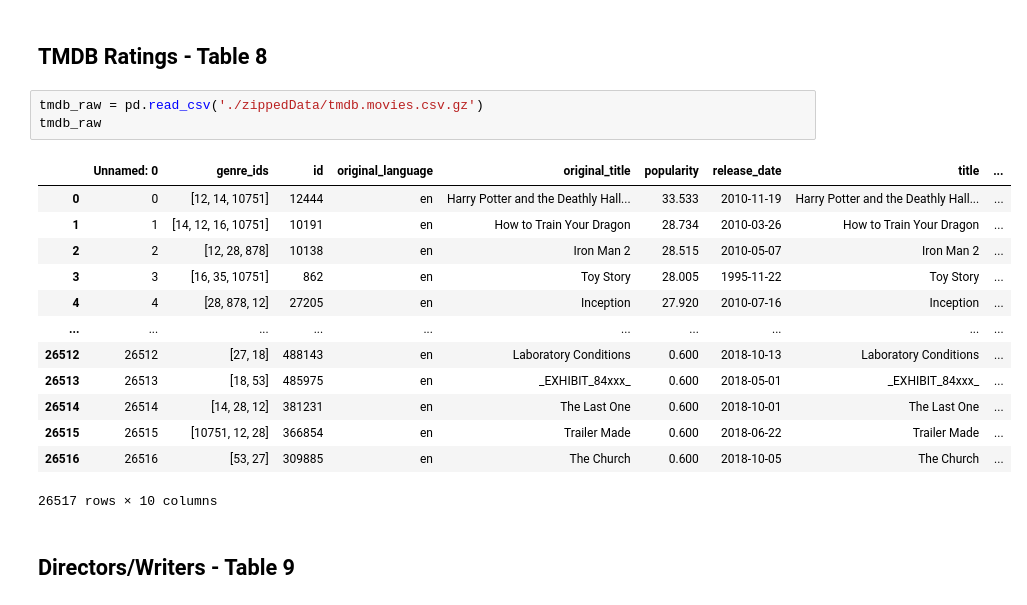
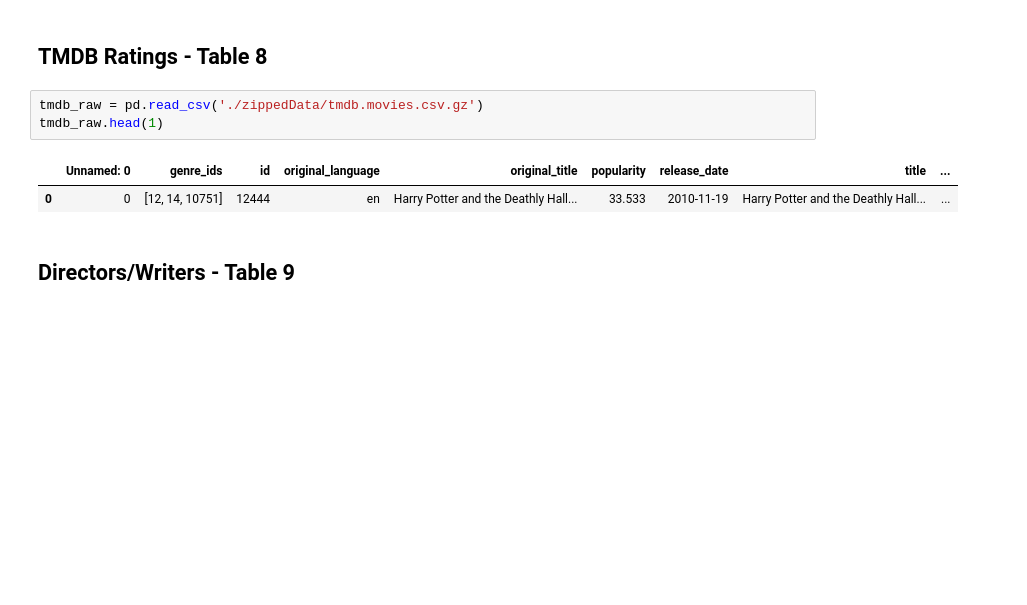
Before and after one commit to khyateed/Movie-Data-Analysis, a Jupyter notebook: student.ipynb, the cells around one changed output. Cells and saved outputs as stored; diff of their text form; blank space fills up the shorter version.

```diff
--- a/student.ipynb
+++ b/student.ipynb
@@ -158,21 +83,10 @@ genre_raw
 ## TMDB Ratings - Table 8
 # %%
 tmdb_raw = pd.read_csv('./zippedData/tmdb.movies.csv.gz')
-tmdb_raw
+tmdb_raw.head(1)
 # %% [output]
 |  | Unnamed: 0 | genre_ids | id | original_language | original_title | popularity | release_date | title | ... |
 | 0 | 0 | [12, 14, 10751] | 12444 | en | Harry Potter and the Deathly Hall... | 33.533 | 2010-11-19 | Harry Potter and the Deathly Hall... | ... |
-| 1 | 1 | [14, 12, 16, 10751] | 10191 | en | How to Train Your Dragon | 28.734 | 2010-03-26 | How to Train Your Dragon | ... |
-| 2 | 2 | [12, 28, 878] | 10138 | en | Iron Man 2 | 28.515 | 2010-05-07 | Iron Man 2 | ... |
-| 3 | 3 | [16, 35, 10751] | 862 | en | Toy Story | 28.005 | 1995-11-22 | Toy Story | ... |
-| 4 | 4 | [28, 878, 12] | 27205 | en | Inception | 27.920 | 2010-07-16 | Inception | ... |
-| ... | ... | ... | ... | ... | ... | ... | ... | ... | ... |
-| 26512 | 26512 | [27, 18] | 488143 | en | Laboratory Conditions | 0.600 | 2018-10-13 | Laboratory Conditions | ... |
-| 26513 | 26513 | [18, 53] | 485975 | en | _EXHIBIT_84xxx_ | 0.600 | 2018-05-01 | _EXHIBIT_84xxx_ | ... |
-| 26514 | 26514 | [14, 28, 12] | 381231 | en | The Last One | 0.600 | 2018-10-01 | The Last One | ... |
-| 26515 | 26515 | [10751, 12, 28] | 366854 | en | Trailer Made | 0.600 | 2018-06-22 | Trailer Made | ... |
-| 26516 | 26516 | [53, 27] | 309885 | en | The Church | 0.600 | 2018-10-05 | The Church | ... |
-26517 rows × 10 columns
 # %% [markdown]
 ## Directors/Writers - Table 9
 # %%
```
Also changed, not shown: parts of 24 cells of this notebook.
